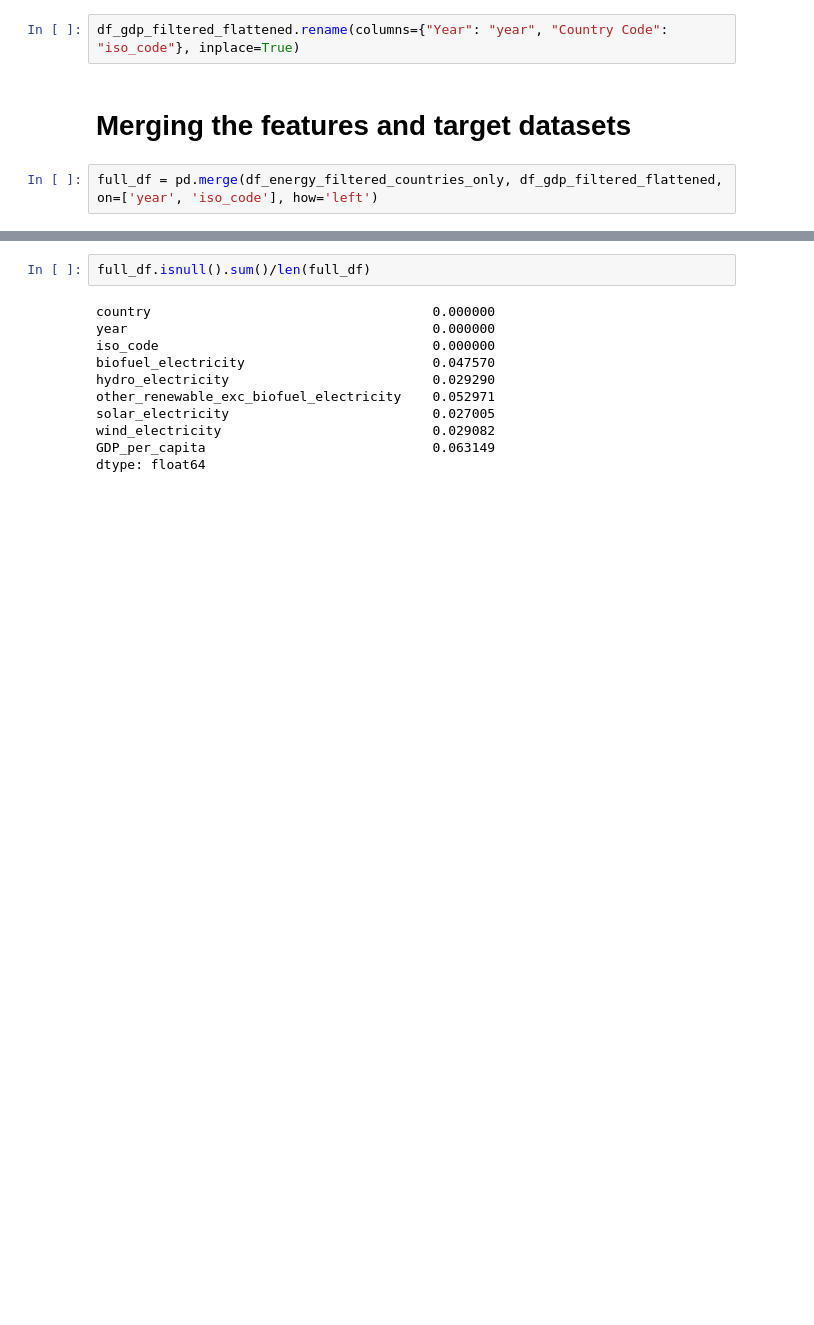
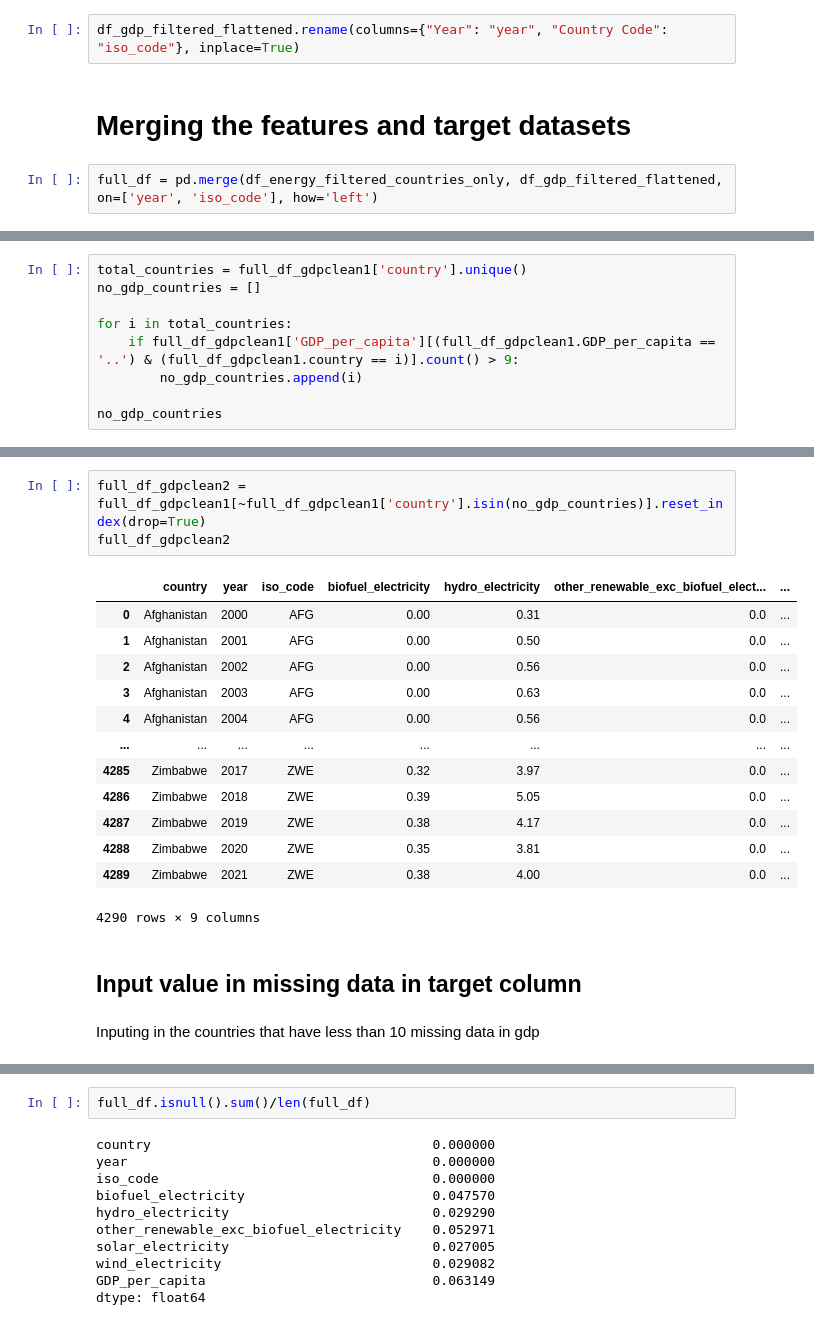
Before and after one commit to up841068/energy-economic-growth, a Jupyter notebook: pre-processing/preprocessing.ipynb, the cells around one changed output, grey strips where cells are left out. Cells and saved outputs as stored; diff of their text form; blank space fills up the shorter version.

```diff
--- a/pre-processing/preprocessing.ipynb
+++ b/pre-processing/preprocessing.ipynb
@@ -188,0 +209,9 @@ array(['Antarctica', 'Cook Islands', 'Falkland Islands', 'French Guiana',
+# %%
+total_countries = full_df_gdpclean1['country'].unique()
+no_gdp_countries = []
+
+for i in total_countries:
+    if full_df_gdpclean1['GDP_per_capita'][(full_df_gdpclean1.GDP_per_capita == '..') & (full_df_gdpclean1.country == i)].count() > 9:
+        no_gdp_countries.append(i)
+
+no_gdp_countries
@@ -188,0 +229,21 @@ array(['Antarctica', 'Cook Islands', 'Falkland Islands', 'French Guiana',
+# %%
+full_df_gdpclean2 = full_df_gdpclean1[~full_df_gdpclean1['country'].isin(no_gdp_countries)].reset_index(drop=True)
+full_df_gdpclean2
+# %% [output]
+|  | country | year | iso_code | biofuel_electricity | hydro_electricity | other_renewable_exc_biofuel_elect... | ... |
+| 0 | Afghanistan | 2000 | AFG | 0.00 | 0.31 | 0.0 | ... |
+| 1 | Afghanistan | 2001 | AFG | 0.00 | 0.50 | 0.0 | ... |
+| 2 | Afghanistan | 2002 | AFG | 0.00 | 0.56 | 0.0 | ... |
+| 3 | Afghanistan | 2003 | AFG | 0.00 | 0.63 | 0.0 | ... |
+| 4 | Afghanistan | 2004 | AFG | 0.00 | 0.56 | 0.0 | ... |
+| ... | ... | ... | ... | ... | ... | ... | ... |
+| 4285 | Zimbabwe | 2017 | ZWE | 0.32 | 3.97 | 0.0 | ... |
+| 4286 | Zimbabwe | 2018 | ZWE | 0.39 | 5.05 | 0.0 | ... |
+| 4287 | Zimbabwe | 2019 | ZWE | 0.38 | 4.17 | 0.0 | ... |
+| 4288 | Zimbabwe | 2020 | ZWE | 0.35 | 3.81 | 0.0 | ... |
+| 4289 | Zimbabwe | 2021 | ZWE | 0.38 | 4.00 | 0.0 | ... |
+4290 rows × 9 columns
+# %% [markdown]
+## Input value in missing data in target column
+# %% [markdown]
+Inputing in the countries that have less than 10 missing data in gdp
```
Also changed, not shown: parts of 40 cells of this notebook.
